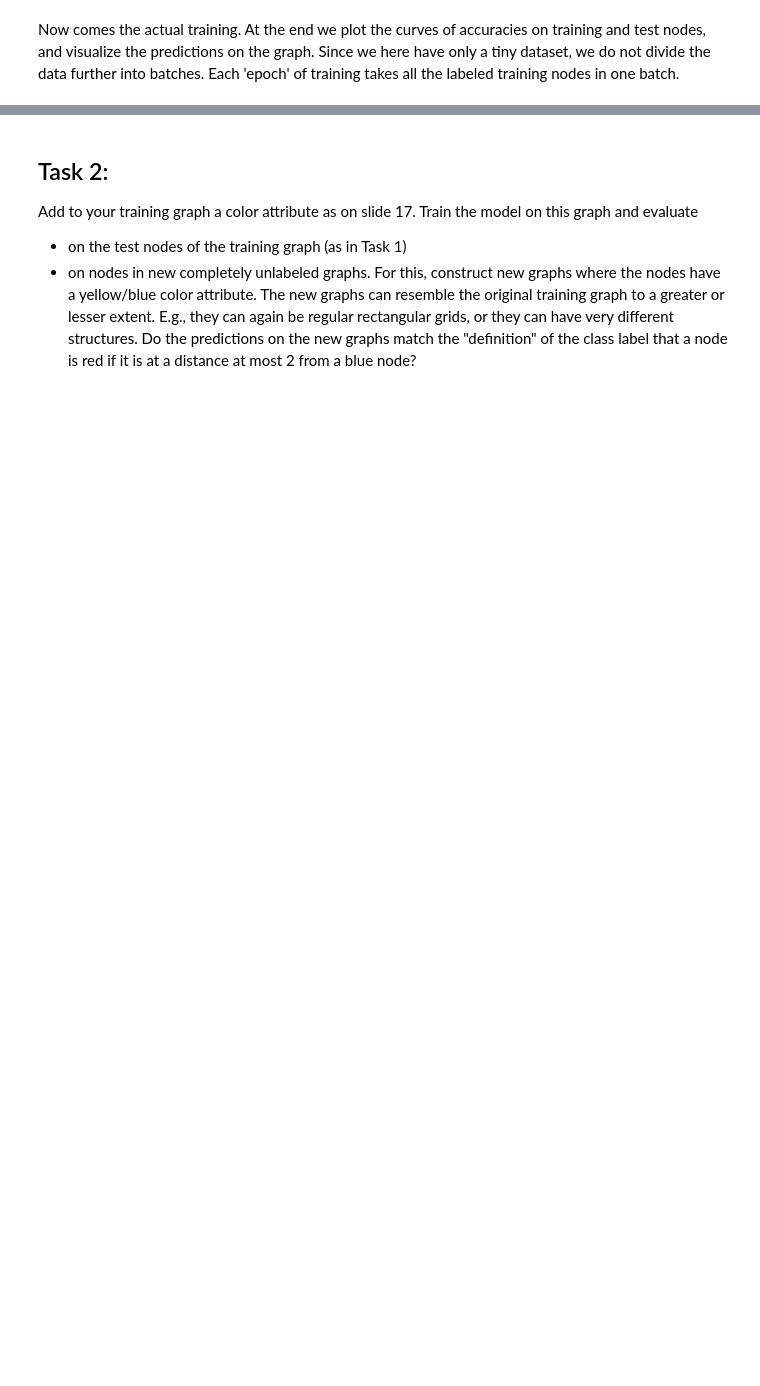
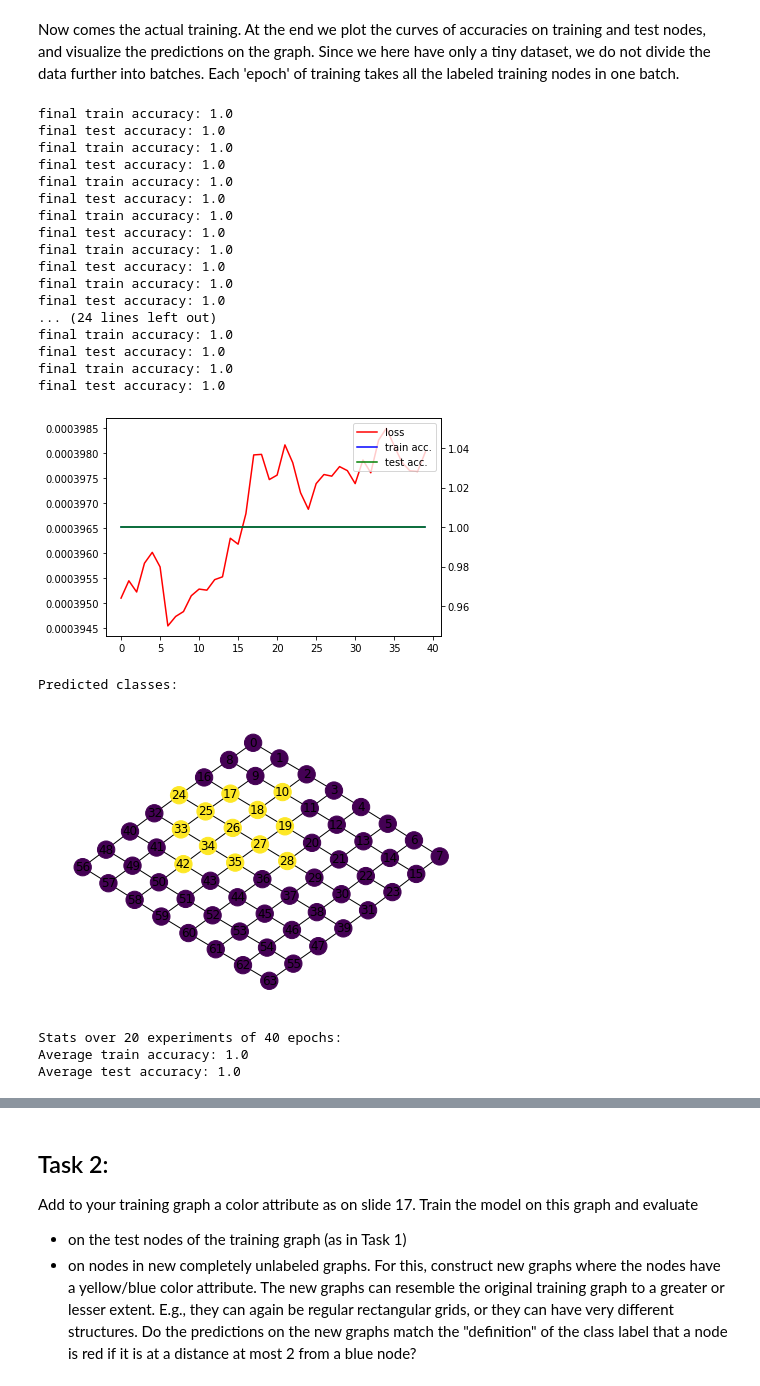
Before and after one commit to KuskIV/ml_exam_notes, a Jupyter notebook: selfstudy/12.ipynb, the cells around one changed output, grey strips where cells are left out. Saved outputs shown, nothing was run; the diff lists cells and outputs as text; code cells hidden in the pictures; blank space fills up the shorter version.

```diff
--- a/selfstudy/12.ipynb
+++ b/selfstudy/12.ipynb
@@ -168,7 +173,7 @@ nx.draw_kamada_kawai(G,with_labels=True,node_color=get_att_array(G,'testnode'))
 # %%
 # Setting up the GNN model
 
-hiddim=8
+hiddim=12
 gnn=MPGNN(numnodes,hiddim)
 
 # Defining optimizer and loss function
@@ -244,3 +239,66 @@ nx.draw_kamada_kawai(G,with_labels=True,node_color=get_att_array(G,'pred'))
+# %%
+acc_exp = []
+acc_exp_test = []
+num_of_exps = 20
+epochs = 40
+
+gnn.init()
+for exp in range(num_of_exps):
+    losses, pred, accuracies_train, accuracies_test = train(gnn, x, edge_index, y, train_mask, test_mask, epochs)
+    acc_exp.append(accuracies_train[-1])
+    acc_exp_test.append(accuracies_test[-1])
+
+
+
+fig,axes = plt.subplots(1,1)
+rightax=axes.twinx()
+axes.plot(losses,c='r',label='loss')
+rightax.plot(accuracies_train,c='b',label='train acc.')
+rightax.plot(accuracies_test,c='g',label='test acc.')
+# Stuff for constructing a joint legend for curves associated with left and
+# right y-axes
+lines, labels = axes.get_legend_handles_labels()
+linesr, labelsr = rightax.get_legend_handles_labels()
+rightax.legend(lines + linesr, labels + labelsr)
+
+plt.show()
+
+
+# Adding the predicted class as another node attribute:
+for i in range(numnodes):
+    G.add_node(i,pred=pred[i])
+
+print("Predicted classes:")
+nx.draw_kamada_kawai(G,with_labels=True,node_color=get_att_array(G,'pred'))
+# %% [output]
+final train accuracy: 1.0
+final test accuracy: 1.0
+final train accuracy: 1.0
+final test accuracy: 1.0
+final train accuracy: 1.0
+final test accuracy: 1.0
+final train accuracy: 1.0
+final test accuracy: 1.0
+final train accuracy: 1.0
+final test accuracy: 1.0
+final train accuracy: 1.0
+final test accuracy: 1.0
+... (24 lines left out)
+final train accuracy: 1.0
+final test accuracy: 1.0
+final train accuracy: 1.0
+final test accuracy: 1.0
+[figure, added]
+Predicted classes:
+[figure, added]
+# %%
+print(f'Stats over {num_of_exps} experiments of {epochs} epochs:')
+print(f'Average train accuracy: {np.mean(acc_exp)}')
+print(f'Average test accuracy: {np.mean(acc_exp_test)}')
+# %% [output]
+Stats over 20 experiments of 40 epochs:
+Average train accuracy: 1.0
+Average test accuracy: 1.0
 # %% [markdown]
 ## Task 1:
 
```
Also changed, not shown: parts of 22 cells of this notebook, 7 other files.
